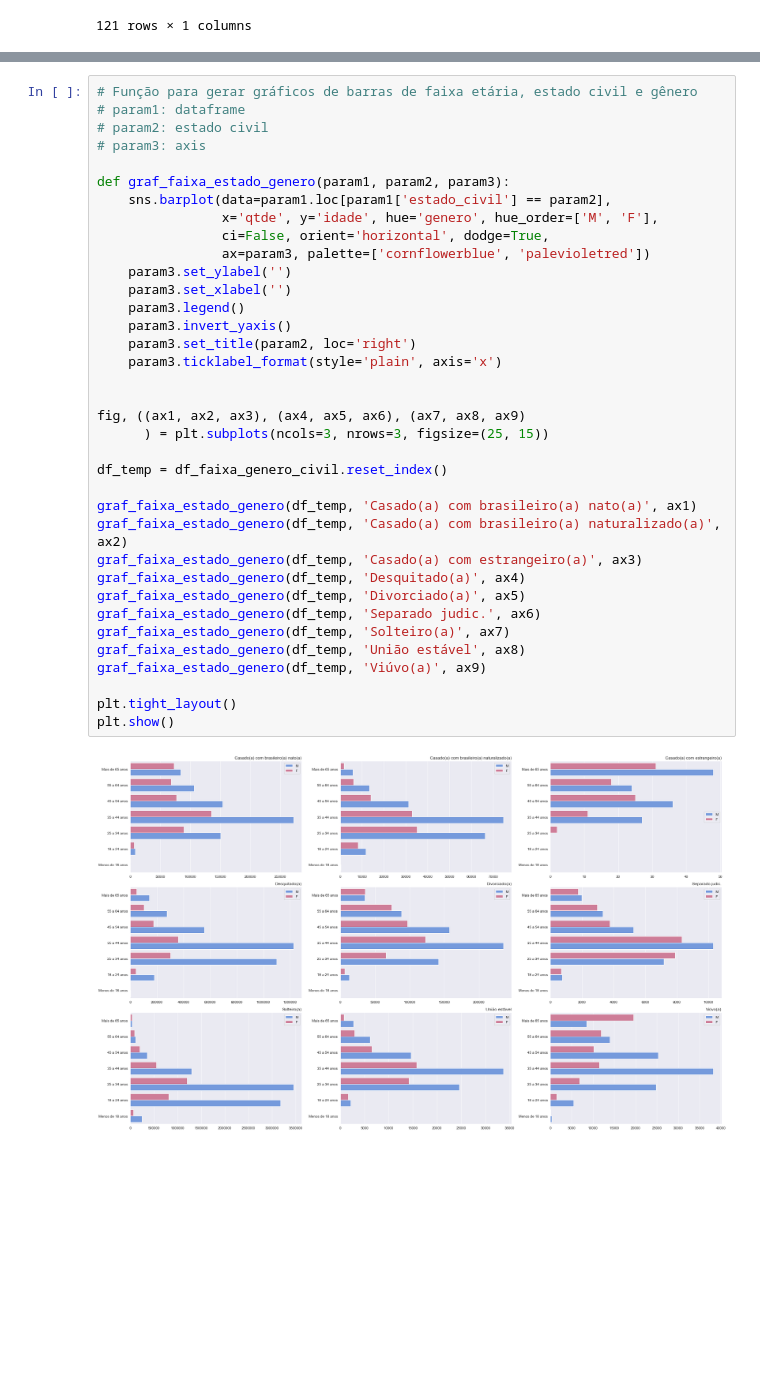
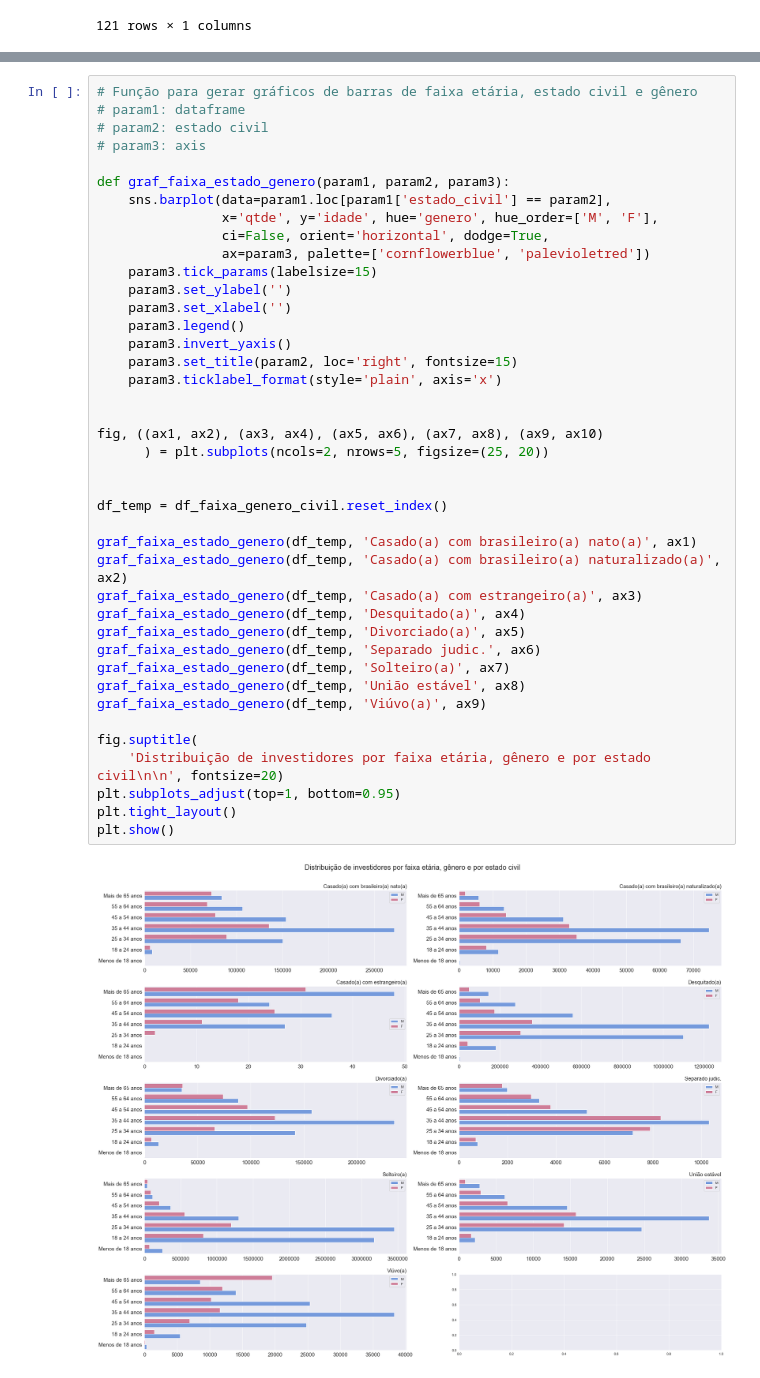
Before and after one commit to emso-exe/Investidores_do_tesouro_direto, a Jupyter notebook: analise_de_dados.ipynb, the cells around one changed output, grey strips where cells are left out. Cells and saved outputs as stored; diff of their text form; blank space fills up the shorter version.

```diff
--- a/analise_de_dados.ipynb
+++ b/analise_de_dados.ipynb
@@ -901,35 +1014,40 @@ df_faixa_genero_civil
 # param3: axis
 
 def graf_faixa_estado_genero(param1, param2, param3):
     sns.barplot(data=param1.loc[param1['estado_civil'] == param2],
                 x='qtde', y='idade', hue='genero', hue_order=['M', 'F'],
                 ci=False, orient='horizontal', dodge=True,
                 ax=param3, palette=['cornflowerblue', 'palevioletred'])
+    param3.tick_params(labelsize=15)
     param3.set_ylabel('')
     param3.set_xlabel('')
     param3.legend()
     param3.invert_yaxis()
-    param3.set_title(param2, loc='right')
+    param3.set_title(param2, loc='right', fontsize=15)
     param3.ticklabel_format(style='plain', axis='x')
 
 
-fig, ((ax1, ax2, ax3), (ax4, ax5, ax6), (ax7, ax8, ax9)
-      ) = plt.subplots(ncols=3, nrows=3, figsize=(25, 15))
+fig, ((ax1, ax2), (ax3, ax4), (ax5, ax6), (ax7, ax8), (ax9, ax10)
+      ) = plt.subplots(ncols=2, nrows=5, figsize=(25, 20))
+
 
 df_temp = df_faixa_genero_civil.reset_index()
 
 graf_faixa_estado_genero(df_temp, 'Casado(a) com brasileiro(a) nato(a)', ax1)
 graf_faixa_estado_genero(df_temp, 'Casado(a) com brasileiro(a) naturalizado(a)', ax2)
 graf_faixa_estado_genero(df_temp, 'Casado(a) com estrangeiro(a)', ax3)
 graf_faixa_estado_genero(df_temp, 'Desquitado(a)', ax4)
 graf_faixa_estado_genero(df_temp, 'Divorciado(a)', ax5)
 graf_faixa_estado_genero(df_temp, 'Separado judic.', ax6)
 graf_faixa_estado_genero(df_temp, 'Solteiro(a)', ax7)
 graf_faixa_estado_genero(df_temp, 'União estável', ax8)
 graf_faixa_estado_genero(df_temp, 'Viúvo(a)', ax9)
 
+fig.suptitle(
+    'Distribuição de investidores por faixa etária, gênero e por estado civil\n\n', fontsize=20)
+plt.subplots_adjust(top=1, bottom=0.95)
 plt.tight_layout()
 plt.show()
 # %% [output]
-[figure, old version]
+[figure, new version]
 # %% [markdown]
```
Also changed, not shown: parts of 11 cells of this notebook.
